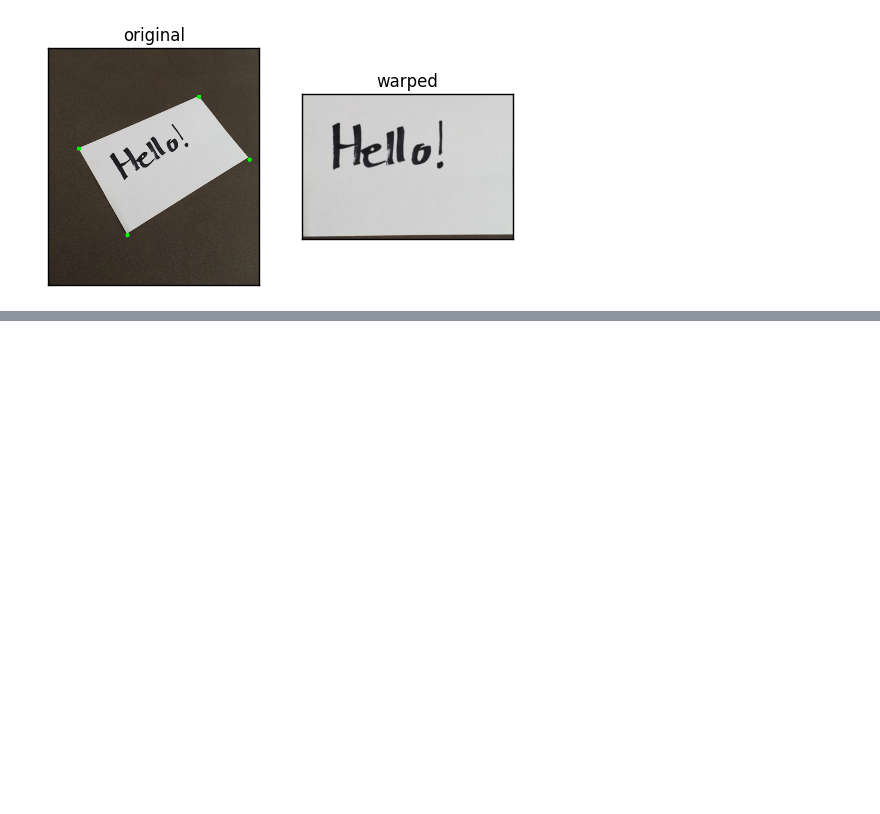
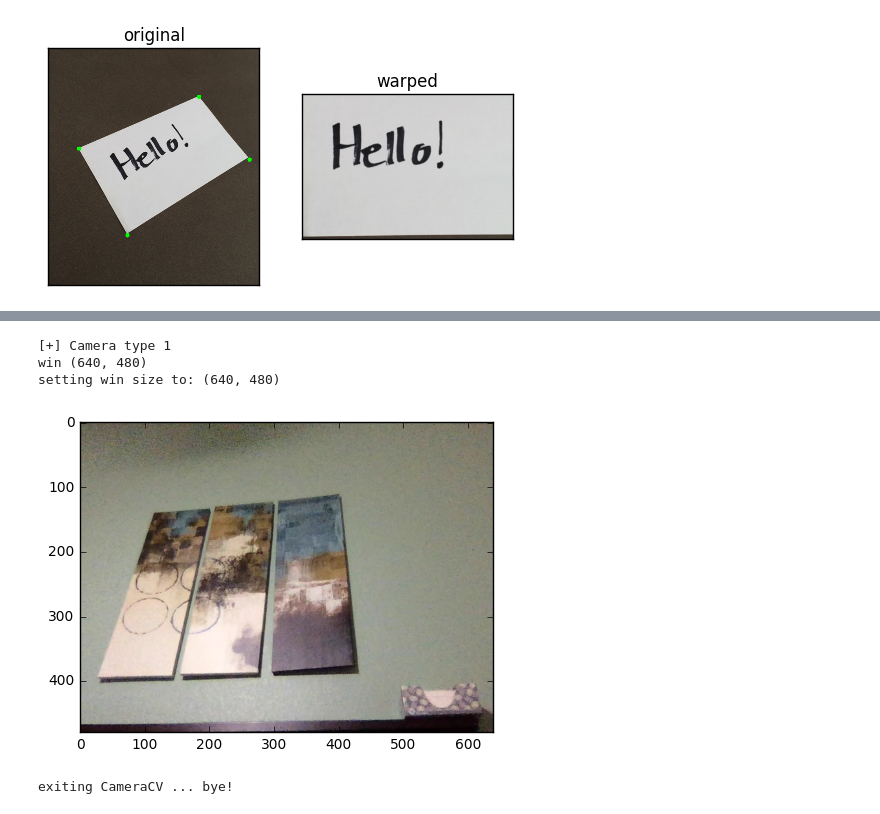
Before and after one commit to MomsFriendlyRobotCompany/opencvutils, a Jupyter notebook: docs/examples.ipynb, the cells around one changed output, grey strips where cells are left out. Saved outputs shown, nothing was run; the diff lists cells and outputs as text; code cells hidden in the pictures; blank space fills up the shorter version.

```diff
--- a/docs/examples.ipynb
+++ b/docs/examples.ipynb
@@ -198,0 +217,18 @@ blah ...
+# %%
+from opencvutils.video import Camera
+cam = Camera('cv')  # if on the RPi, you can pass 'pi' to access the PiCamera
+cam.init(win=(640,480), cameraNumber=0)
+# %% [output]
+[+] Camera type 1
+win (640, 480)
+setting win size to: (640, 480)
+# %%
+ret, im = cam.read()
+if ret:
+    plt.imshow(cvu.opencv2matplotlib(im))
+# %% [output]
+[figure, added]
+# %%
+cam.close()
+# %% [output]
+exiting CameraCV ... bye!
```
Also changed, not shown: parts of 9 cells of this notebook, 7 other files.
